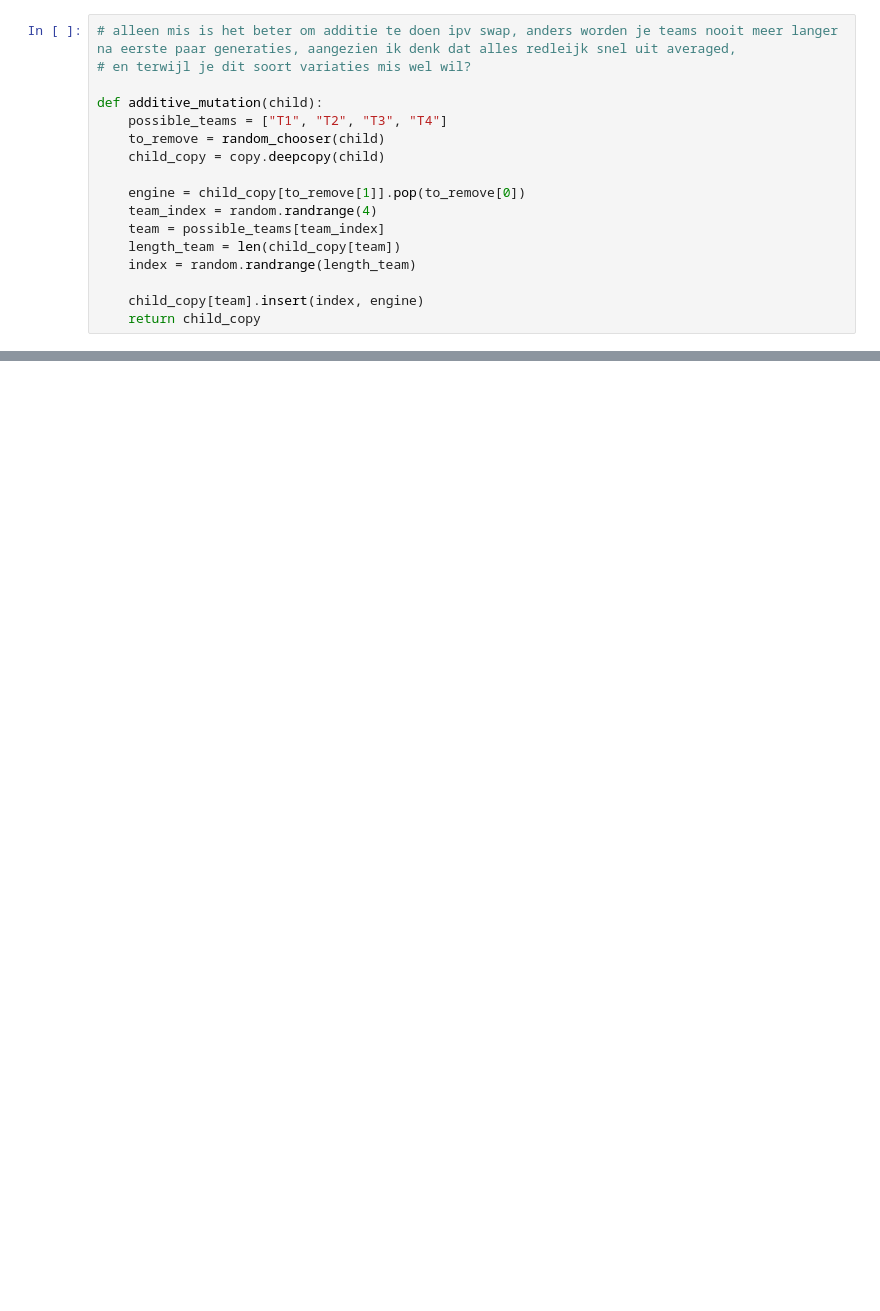
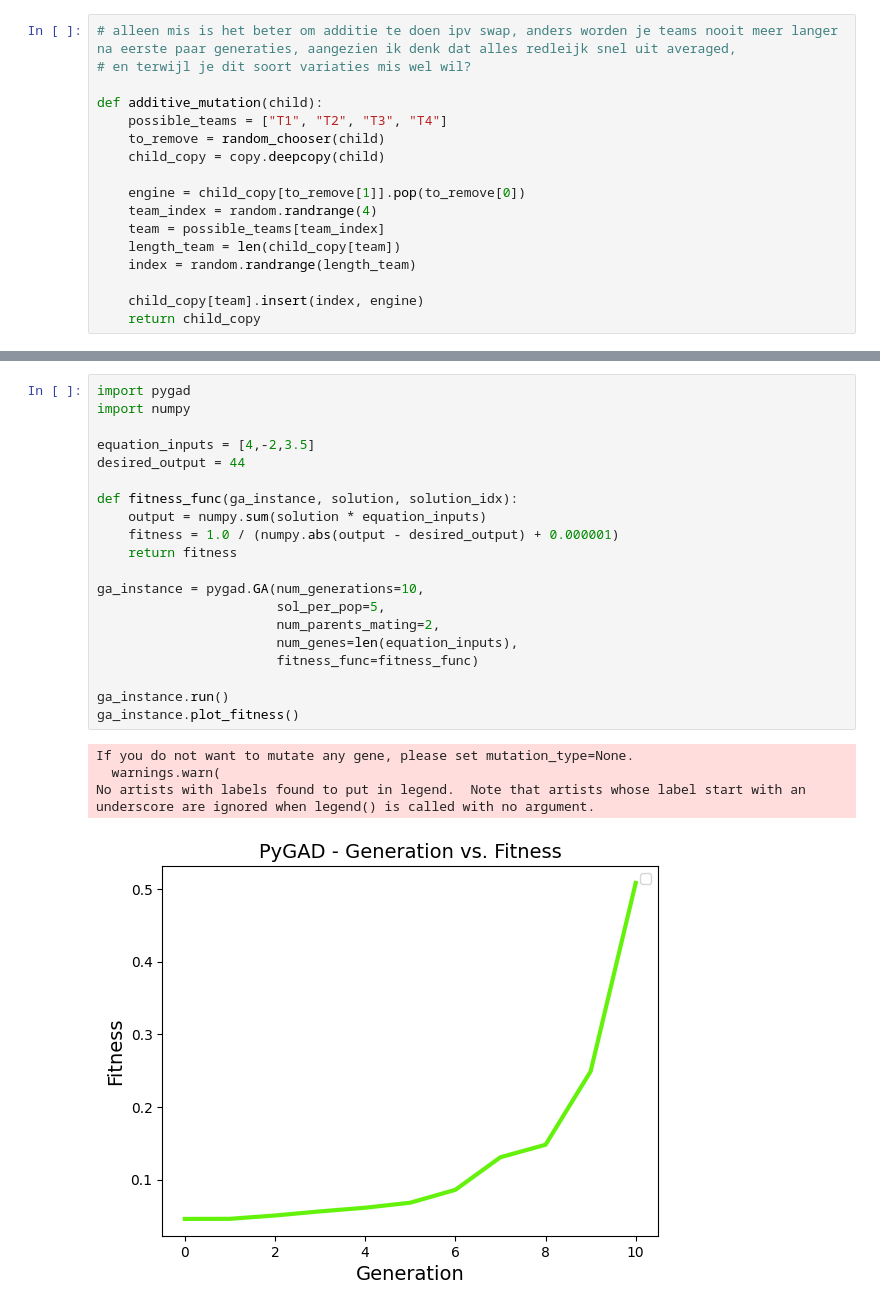
Before and after one commit to JochemBus/PA_assignment3, a Jupyter notebook: Genetic_Algorithm.ipynb, the cells around one changed output, grey strips where cells are left out. Drawn from its saved outputs; the diff is of its cells as text; blank space fills up the shorter version.

```diff
--- a/Genetic_Algorithm.ipynb
+++ b/Genetic_Algorithm.ipynb
@@ -358,0 +395,25 @@ print(new_additive_child)
+# %%
+import pygad
+import numpy
+
+equation_inputs = [4,-2,3.5]
+desired_output = 44
+
+def fitness_func(ga_instance, solution, solution_idx):
+    output = numpy.sum(solution * equation_inputs)
+    fitness = 1.0 / (numpy.abs(output - desired_output) + 0.000001)
+    return fitness
+
+ga_instance = pygad.GA(num_generations=10,
+                       sol_per_pop=5,
+                       num_parents_mating=2,
+                       num_genes=len(equation_inputs),
+                       fitness_func=fitness_func)
+
+ga_instance.run()
+ga_instance.plot_fitness()
+# %% [output]
+If you do not want to mutate any gene, please set mutation_type=None.
+  warnings.warn(
+No artists with labels found to put in legend.  Note that artists whose label start with an underscore are ignored when legend() is called with no argument.
+[figure, added]
```
Also changed, not shown: parts of 9 cells of this notebook.
